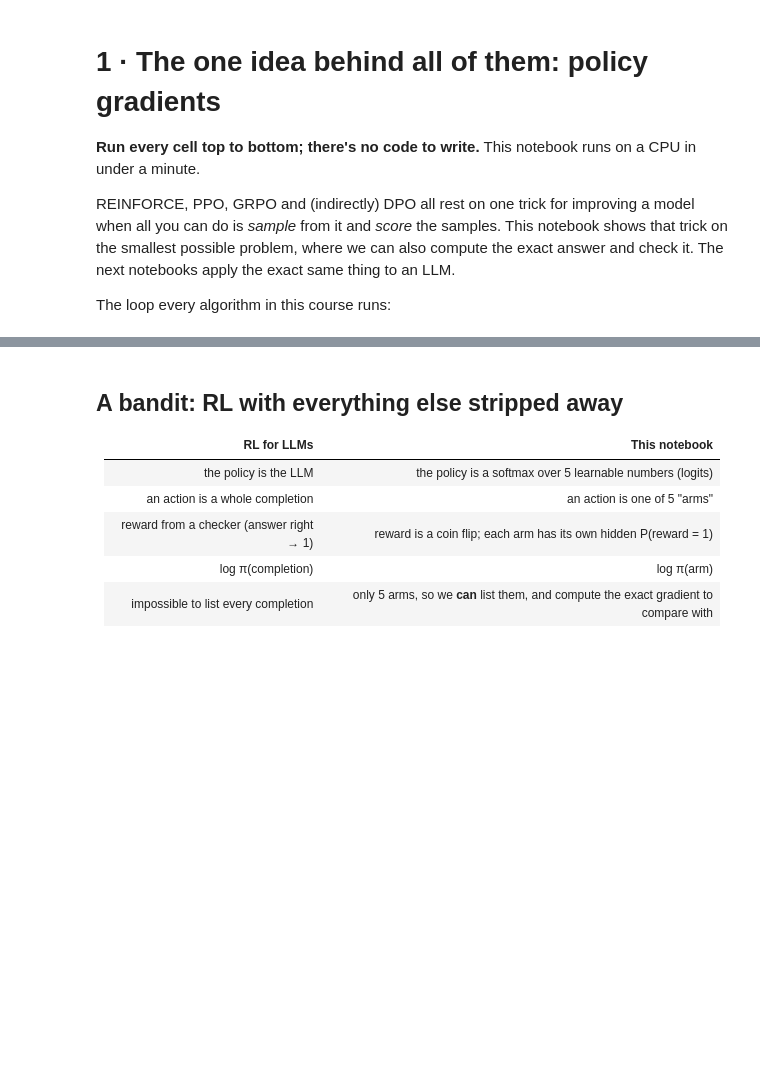
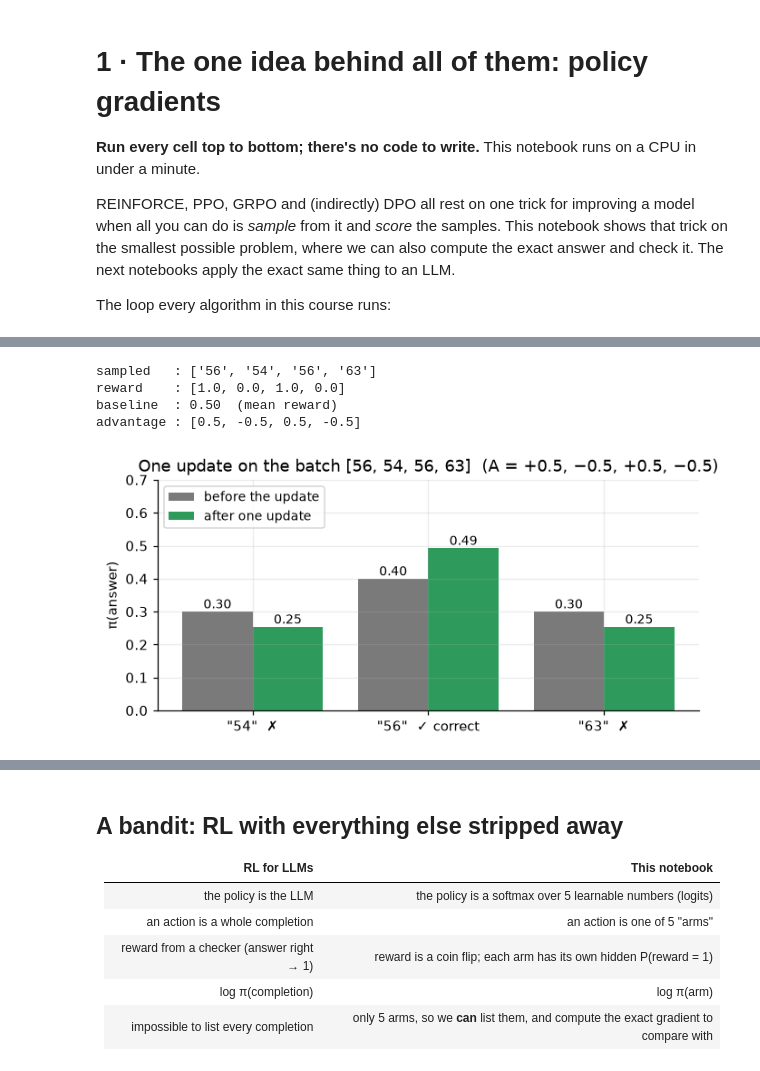
Before and after one commit to amirarsalan90/learning_RL, a Jupyter notebook: notebooks/01_policy_gradient_bandit.ipynb, the cells around one changed output, grey strips where cells are left out. Cells and saved outputs as stored; diff of their text form; code cells hidden in the pictures; blank space fills up the shorter version.

Commit message:
Notebook 1: walk through one update by hand before the math

```diff
--- a/notebooks/01_policy_gradient_bandit.ipynb
+++ b/notebooks/01_policy_gradient_bandit.ipynb
@@ -17,0 +35,44 @@ viz.figure("rl_loop.svg")
+# %%
+answers = ["54", "56", "63"]
+logits = torch.log(torch.tensor([0.30, 0.40, 0.30])).requires_grad_(True)  # the policy's parameters
+sampled = torch.tensor([1, 0, 1, 2])  # indices into answers: 56, 54, 56, 63
+rewards = torch.tensor([1.0, 0.0, 1.0, 0.0])  # 1 = correct
+
+
+def one_step(weights, lr=1.0):
+    # One gradient step on loss = -mean(weight * log π(sampled answer)). Returns the new π.
+    l = logits.detach().clone().requires_grad_(True)
+    log_pi = torch.log_softmax(l, -1)[sampled]
+    loss = -(weights * log_pi).mean()
+    loss.backward()
+    with torch.no_grad():
+        return torch.softmax(l - lr * l.grad, -1)
+
+
+baseline = rewards.mean()
+advantages = rewards - baseline
+print("sampled   :", [answers[i] for i in sampled])
+print("reward    :", rewards.tolist())
+print(f"baseline  : {baseline:.2f}  (mean reward)")
+print("advantage :", advantages.tolist())
+
+before = torch.softmax(logits, -1).detach()
+after = one_step(advantages)
+
+fig, ax = plt.subplots(figsize=(7, 3))
+x = np.arange(3)
+ax.bar(x - 0.2, before, 0.4, color=viz.PALETTE["gray"], label="before the update")
+ax.bar(x + 0.2, after, 0.4, color=viz.PALETTE["green"], label="after one update")
+for xi, (b, a) in enumerate(zip(before, after)):
+    ax.text(xi - 0.2, b + 0.01, f"{b:.2f}", ha="center", fontsize=9)
+    ax.text(xi + 0.2, a + 0.01, f"{a:.2f}", ha="center", fontsize=9)
+ax.set_xticks(x), ax.set_xticklabels([f'"{a}"' + ("  ✓ correct" if a == "56" else "  ✗") for a in answers])
+ax.set_ylabel("π(answer)"), ax.set_ylim(0, 0.7), ax.legend(loc="upper left", fontsize=9)
+ax.set_title("One update on the batch [56, 54, 56, 63]  (A = +0.5, −0.5, +0.5, −0.5)")
+plt.show()
+# %% [output]
+sampled   : ['56', '54', '56', '63']
+reward    : [1.0, 0.0, 1.0, 0.0]
+baseline  : 0.50  (mean reward)
+advantage : [0.5, -0.5, 0.5, -0.5]
+[figure, added]
```
Also changed, not shown: parts of 2 cells of this notebook, 1 other file.
